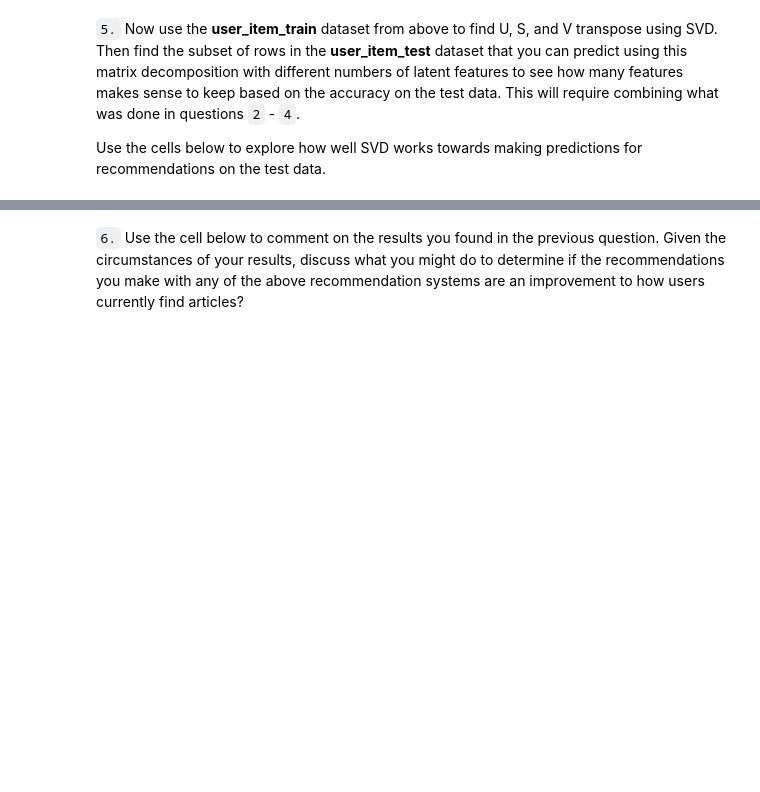
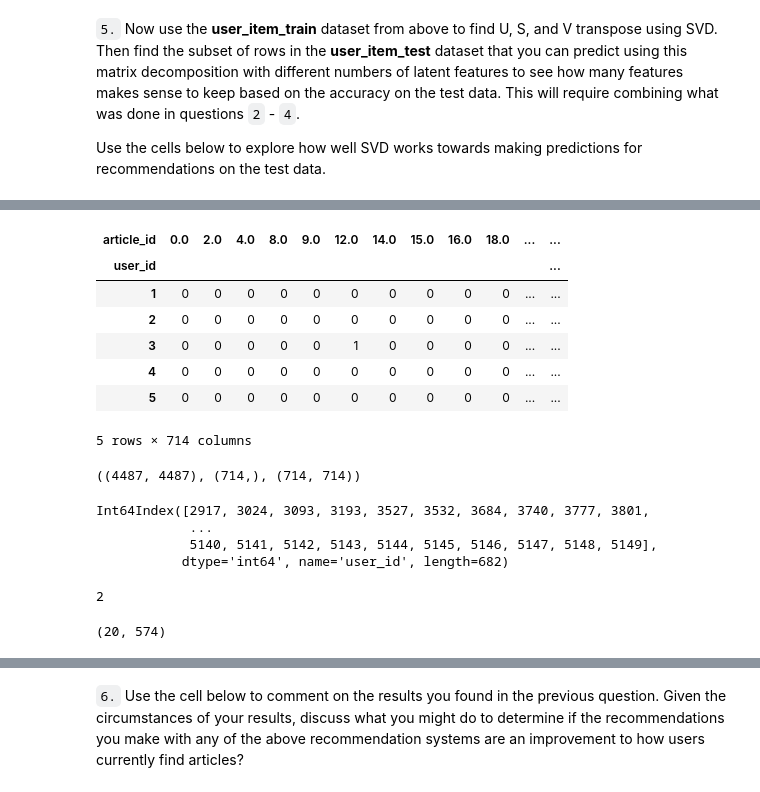
Before and after one commit to jeena72/recommendations-with-IBM, a Jupyter notebook: Recommendations_with_IBM.ipynb, the cells around one changed output, grey strips where cells are left out. Drawn from its saved outputs; the diff is of its cells as text; code cells hidden in the pictures; blank space fills up the shorter version.

```diff
--- a/Recommendations_with_IBM.ipynb
+++ b/Recommendations_with_IBM.ipynb
@@ -731,2 +820,14 @@ Use the cells below to explore how well SVD works towards making predictions for
+# %%
+t.columns = t.columns.droplevel(0)
+t
+# %% [output]
+| article_id | 0.0 | 2.0 | 4.0 | 8.0 | 9.0 | 12.0 | 14.0 | 15.0 | 16.0 | 18.0 | ... | ... |
+| user_id |  |  |  |  |  |  |  |  |  |  |  | ... |
+| 1 | 0 | 0 | 0 | 0 | 0 | 0 | 0 | 0 | 0 | 0 | ... | ... |
+| 2 | 0 | 0 | 0 | 0 | 0 | 0 | 0 | 0 | 0 | 0 | ... | ... |
+| 3 | 0 | 0 | 0 | 0 | 0 | 1 | 0 | 0 | 0 | 0 | ... | ... |
+| 4 | 0 | 0 | 0 | 0 | 0 | 0 | 0 | 0 | 0 | 0 | ... | ... |
+| 5 | 0 | 0 | 0 | 0 | 0 | 0 | 0 | 0 | 0 | 0 | ... | ... |
+5 rows × 714 columns
 # %%
 # fit SVD on the user_item_train matrix
@@ -734,3 +835,18 @@ u_train, s_train, vt_train = # fit svd similar to above then use the cells below
 # %%
 # Use these cells to see how well you can use the training
 # decomposition to predict on test data
+u_train.shape, s_train.shape, vt_train.shape
+# %% [output]
+((4487, 4487), (714,), (714, 714))
+# %%
+k
+# %% [output]
+Int64Index([2917, 3024, 3093, 3193, 3527, 3532, 3684, 3740, 3777, 3801,
+            ...
+            5140, 5141, 5142, 5143, 5144, 5145, 5146, 5147, 5148, 5149],
+           dtype='int64', name='user_id', length=682)
+# %%
+k = user_item_test.index
+k.get_loc(3093)
+# %% [output]
+2
@@ -736,0 +877,4 @@ u_train, s_train, vt_train = # fit svd similar to above then use the cells below
+# %%
+test_common.shape
+# %% [output]
+(20, 574)
```
Also changed, not shown: parts of 29 cells of this notebook.
